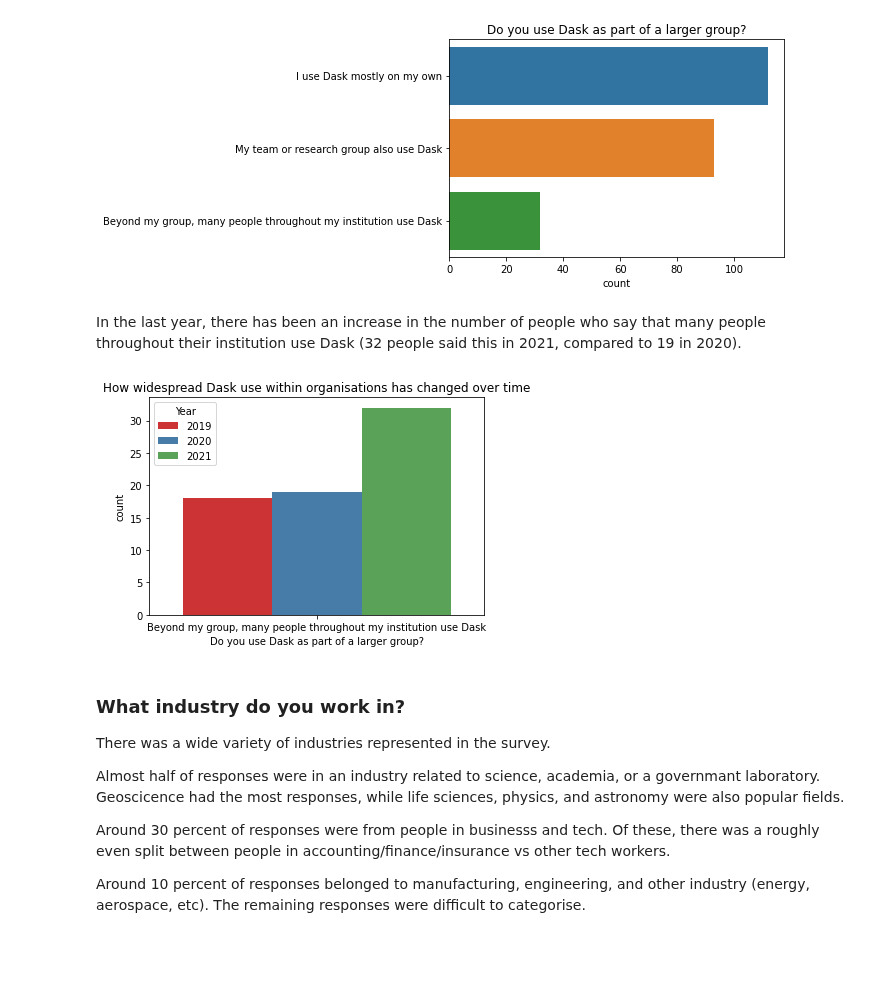
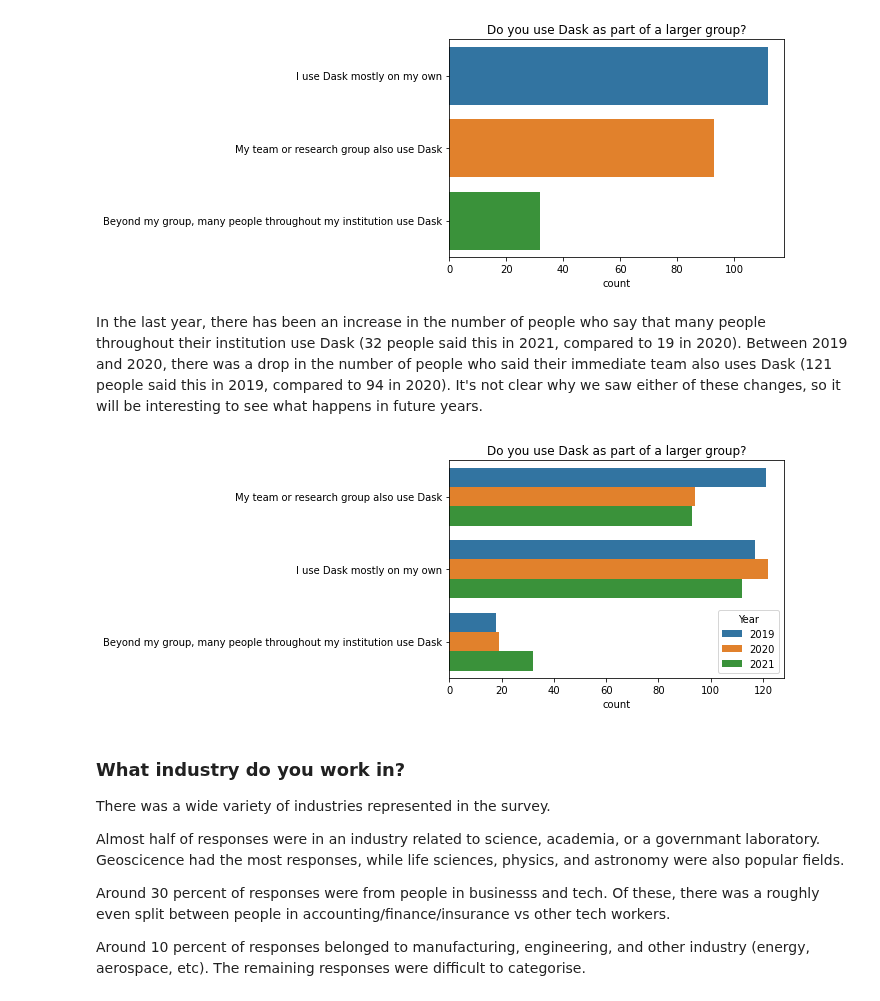
Before and after one commit to dask/dask-examples, a Jupyter notebook: surveys/2021.ipynb, the cells around one changed output. Saved outputs shown, nothing was run; the diff lists cells and outputs as text; code cells hidden in the pictures; blank space fills up the shorter version.

Commit message:
Update survey 2021 graph #4  to include all years

```diff
--- a/surveys/2021.ipynb
+++ b/surveys/2021.ipynb
@@ -124,14 +124,13 @@ ax.set(ylabel="", title=q);
 # %% [output]
 [figure]
 # %% [markdown]
-In the last year, there has been an increase in the number of people who say that many people throughout their institution use Dask (32 people said this in 2021, compared to 19 in 2020).
+In the last year, there has been an increase in the number of people who say that many people throughout their institution use Dask (32 people said this in 2021, compared to 19 in 2020). Between 2019 and 2020, there was a drop in the number of people who said their immediate team also uses Dask (121 people said this in 2019, compared to 94 in 2020). It's not clear why we saw either of these changes, so it will be interesting to see what happens in future years.
-# %%
-q = 'Do you use Dask as part of a larger group?'
-ans = 'Beyond my group, many people throughout my institution use Dask'
-ax = sns.countplot(x=q, hue="Year", data=df.reset_index(), order=[ans], palette='Set1');
-ax.set(title="How widespread Dask use within organisations has changed over time");
-# %% [output]
-[figure, removed]
+# %%
+q = 'Do you use Dask as part of a larger group?'
+ax = sns.countplot(y=q, hue="Year", data=df.reset_index());
+ax.set(ylabel="", title=q);
+# %% [output]
+[figure, added]
 # %% [markdown]
 ### What industry do you work in?
 
```
Also changed, not shown: parts of 1 cell of this notebook.
